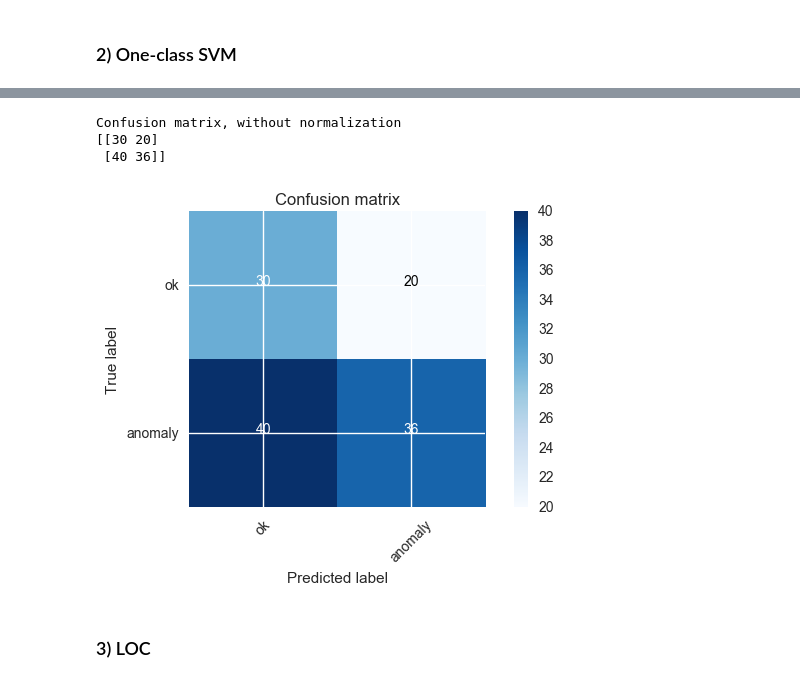
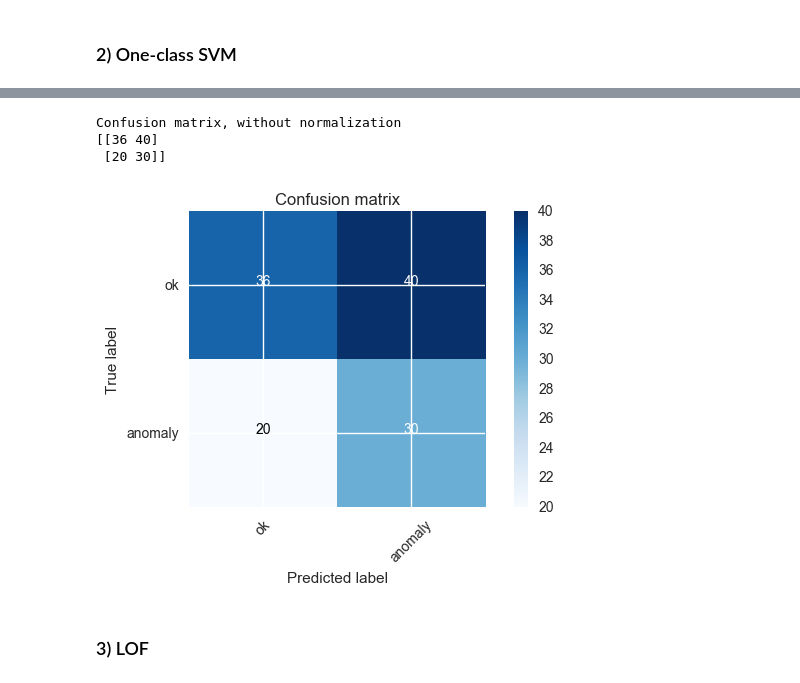
Before and after one commit to msandim/tum-anomaly-detection-challenges, a Jupyter notebook: Homework 1/HW1 - Miguel Sandim.ipynb, the cells around one changed output, grey strips where cells are left out. Cells and saved outputs as stored; diff of their text form; code cells hidden in the pictures.

```diff
--- a/Homework 1/HW1 - Miguel Sandim.ipynb
+++ b/Homework 1/HW1 - Miguel Sandim.ipynb
@@ -308,4 +287,4 @@ from sklearn.metrics import confusion_matrix
 # %%
 model = svm.OneClassSVM(kernel="linear")
 model.fit(X_train_ok)
-y_pred = np.array(["ok" if y == -1 else "anomaly" for y in model.predict(X_test)])
+y_pred = np.array(["anomaly" if y == 1 else "ok" for y in model.predict(X_test)])
@@ -331,9 +291,9 @@ array(['ok', 'anomaly', 'ok', 'anomaly', 'anomaly', 'ok', 'ok', 'anomaly',
 # %%
-plot_confusion_matrix(confusion_matrix(y_test, y_pred), classes = ["ok", "anomaly"])
+plot_confusion_matrix(confusion_matrix(y_test, y_pred, labels = ["ok", "anomaly"]), classes = ["ok", "anomaly"])
 # %% [output]
 Confusion matrix, without normalization
-[[30 20]
- [40 36]]
+[[36 40]
+ [20 30]]
-[figure, old version]
+[figure, new version]
 # %% [markdown]
-### 3) LOC
+### 3) LOF
```
Also changed, not shown: parts of 9 cells of this notebook.
